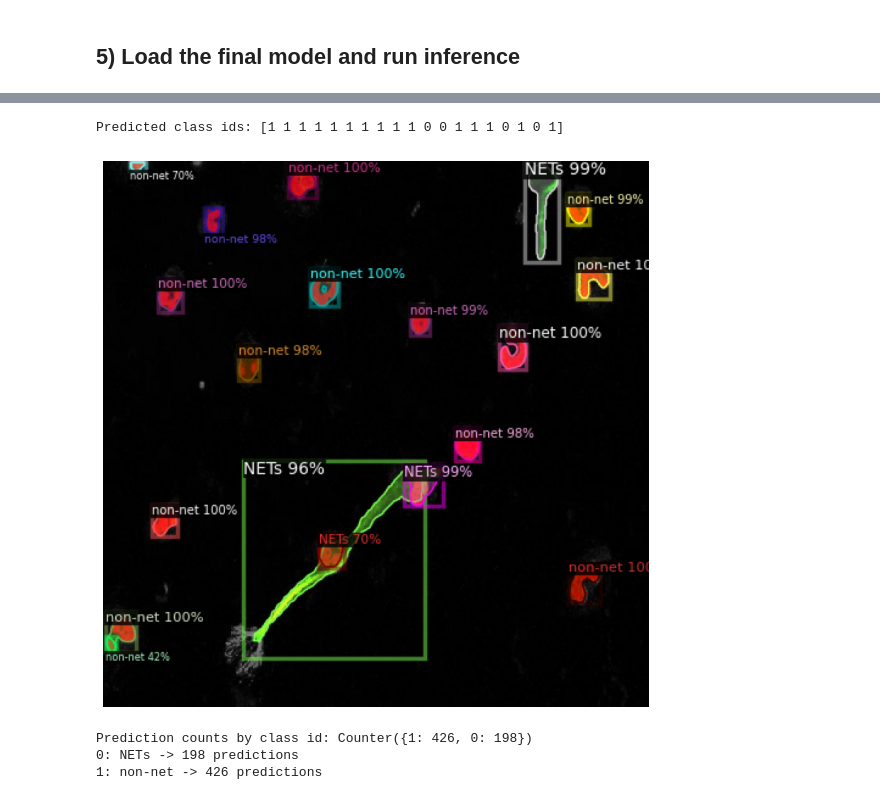
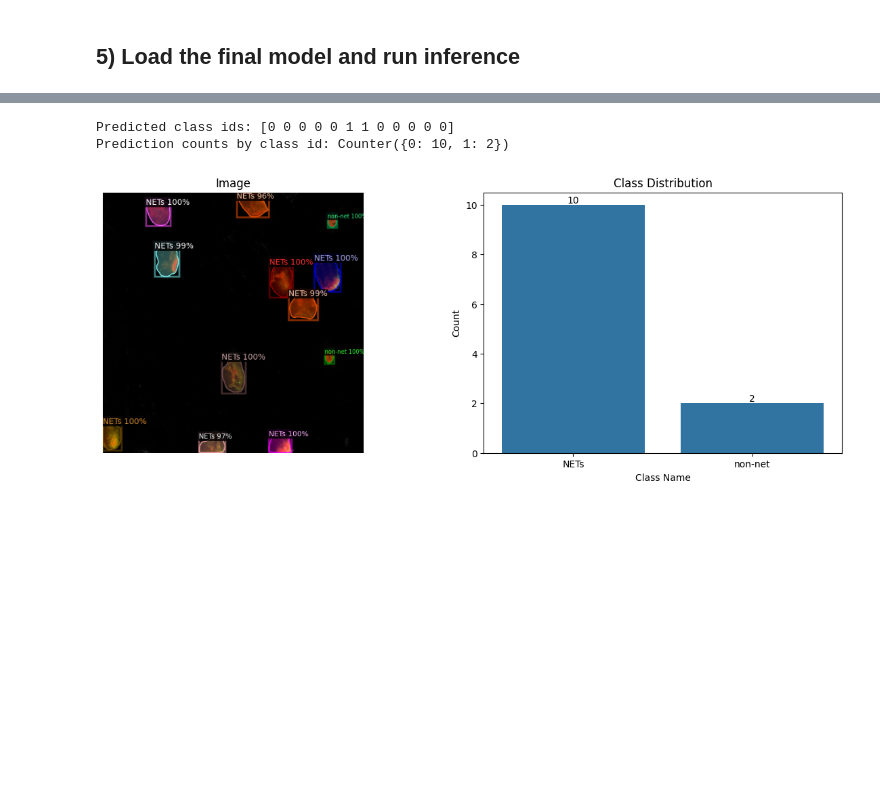
Before and after one commit to OhuneneIbrahim/Automated_Net_recorgnition_and_Quantification_app, a Jupyter notebook: NET_Instance_segmentation/NETs_project_detectron2.ipynb, the cells around one changed output, grey strips where cells are left out. Saved outputs shown, nothing was run; the diff lists cells and outputs as text; code cells hidden in the pictures; blank space fills up the shorter version.

```diff
--- a/NET_Instance_segmentation/NETs_project_detectron2.ipynb
+++ b/NET_Instance_segmentation/NETs_project_detectron2.ipynb
@@ -135,6 +149,6 @@ plt.show()
 # %%
-
-OUTPUT_DIR = "/content/gdrive/MyDrive/Capstone_folder/models/Detectron2_models_v2"
+#Configuration settings
+OUTPUT_DIR = Proj_dir + "/models/Detectron2_models_v2"
 os.makedirs(OUTPUT_DIR, exist_ok=True)
 
 cfg = get_cfg()
@@ -181,6 +244,6 @@ predictor = DefaultPredictor(cfg)
 # %%
-
-# Inspect a validation image
+# Validation test
+pred_counter = Counter()
 record = random.choice(val_dicts)
 im = cv2.imread(record["file_name"])
 outputs = predictor(im)
@@ -194,29 +257,13 @@ v = Visualizer(
     instance_mode=ColorMode.IMAGE_BW,
 )
 out = v.draw_instance_predictions(outputs["instances"].to("cpu"))
-
-plt.figure(figsize=(10, 10))
-plt.imshow(out.get_image()[:, :, ::-1])
-plt.axis("off")
-plt.show()
+classes = outputs["instances"].pred_classes.to("cpu").numpy().tolist()
+pred_counter.update(classes)
+im_path = out.get_image()[:, :, ::-1]
+Net_predict = dict(pred_counter)
+net_df = pd.DataFrame(list(Net_predict.items()), columns=['Class ID', 'Count'])
+net_df['name'] = net_df['Class ID'].apply(lambda x: val_meta.thing_classes[x])
+print("Prediction counts by class id:", pred_counter)
 # %% [output]
-Predicted class ids: [1 1 1 1 1 1 1 1 1 1 0 0 1 1 1 0 1 0 1]
+Predicted class ids: [0 0 0 0 0 1 1 0 0 0 0 0]
+Prediction counts by class id: Counter({0: 10, 1: 2})
-[figure, removed]
-# %%
-
-# Count predictions by class over the validation set
-pred_counter = Counter()
-
-for record in val_dicts:
-    im = cv2.imread(record["file_name"])
-    outputs = predictor(im)
-    classes = outputs["instances"].pred_classes.to("cpu").numpy().tolist()
-    pred_counter.update(classes)
-
-print("Prediction counts by class id:", pred_counter)
-for cid, name in enumerate(val_meta.thing_classes):
-    print(f"{cid}: {name} -> {pred_counter[cid]} predictions")
-# %% [output]
-Prediction counts by class id: Counter({1: 426, 0: 198})
-0: NETs -> 198 predictions
-1: non-net -> 426 predictions
@@ -249,0 +270,27 @@ print("Saved predictions to:", TEST_OUTPUT_DIR)
+# %%
+def plot_image_and_barchart(image_path, df):
+  # Visualization of the validation result
+  fig, axes = plt.subplots(1, 2, figsize=(15, 5))
+  #image plot
+  axes[0].imshow(image_path)
+  axes[0].axis("off")
+  axes[0].set_title('Image')
+
+
+  #Barplot
+  sns.barplot(
+      x=df['name'],
+      y=df['Count'],
+      ax=axes[1]
+  )
+
+  axes[1].set_title('Class Distribution')
+  axes[1].set_xlabel('Class Name')
+  axes[1].set_ylabel('Count')
+  for container in axes[1].containers:
+      axes[1].bar_label(container, fmt='%d')
+# %%
+# Visualization of the validation result
+plot_image_and_barchart(im_path, net_df)
+# %% [output]
+[figure, added]
```
Also changed, not shown: parts of 16 cells of this notebook, 1 other file.
